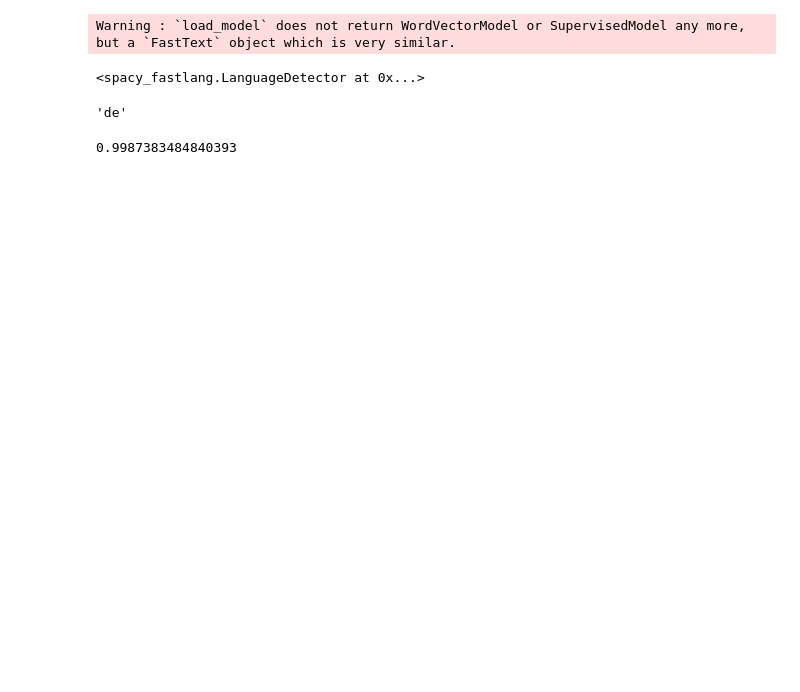
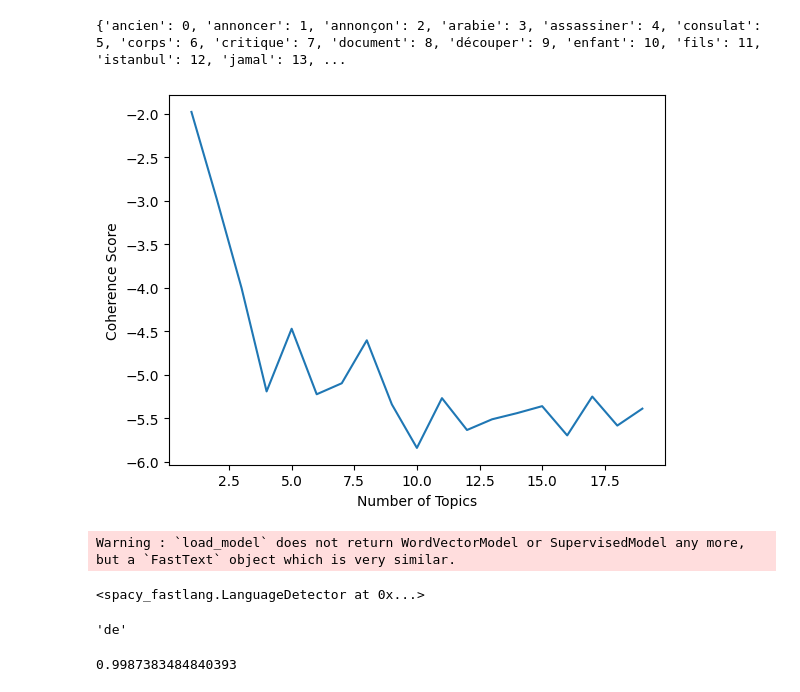
Before and after one commit to natalievgrafova/TopicModelling, a Jupyter notebook: media.ipynb, the cells around one changed output. Drawn from its saved outputs; the diff is of its cells as text; code cells hidden in the pictures; blank space fills up the shorter version.

Commit message:
end of day : first plt graph

```diff
--- a/media.ipynb
+++ b/media.ipynb
@@ -18,0 +76,2 @@ nlp = spacy.load("fr_core_news_sm")
+# %%
+df_drop['tokens'] = tokens
@@ -18,0 +97,8 @@ nlp = spacy.load("fr_core_news_sm")
+# %%
+# I will apply the Dictionary Object from Gensim,
+# which maps each word to their unique ID:
+dictionary = Dictionary(df_drop['tokens'])
+# %%
+print(dictionary.token2id)
+# %% [output]
+{'ancien': 0, 'annoncer': 1, 'annonçon': 2, 'arabie': 3, 'assassiner': 4, 'consulat': 5, 'corps': 6, 'critique': 7, 'document': 8, 'découper': 9, 'enfant': 10, 'fils': 11, 'istanbul': 12, 'jamal': 13, ...
@@ -19,3 +107,24 @@ nlp = spacy.load("fr_core_news_sm")
+# %%
+corpus = [dictionary.doc2bow(doc) for doc in df_drop['tokens']]
+# %%
+lda_model = LdaMulticore(corpus=corpus, id2word=dictionary, iterations=50, num_topics=10, workers = 4, passes=10)
+# %%
+topics = []
+score = []
+
+for i in range(1,20,1):
+    lda_model = LdaMulticore(corpus=corpus, id2word=dictionary, iterations=10, num_topics=i, workers = 4, passes=10, random_state=100)
+    cm = CoherenceModel(model=lda_model, corpus=corpus, dictionary=dictionary, coherence='u_mass')
+
+    topics.append(i)
+    score.append(cm.get_coherence())
+
+_=plt.plot(topics, score)
+_=plt.xlabel('Number of Topics')
+_=plt.ylabel('Coherence Score')
+plt.show()
+# %% [output]
+[figure, added]
 # %%
 nlp.add_pipe("language_detector")
 # %% [output]
```
Also changed, not shown: parts of 18 cells of this notebook, 2 other files.
